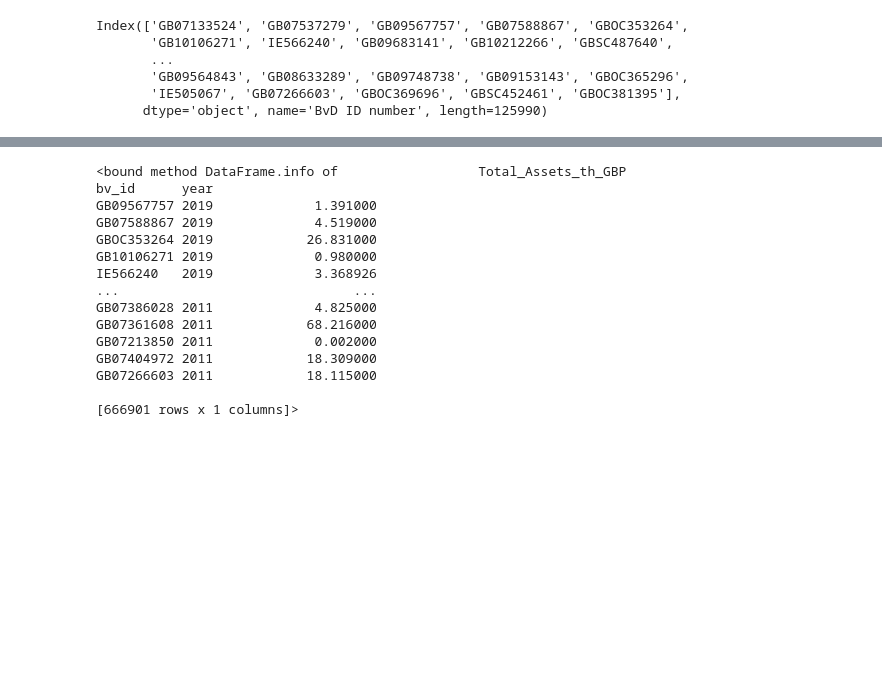
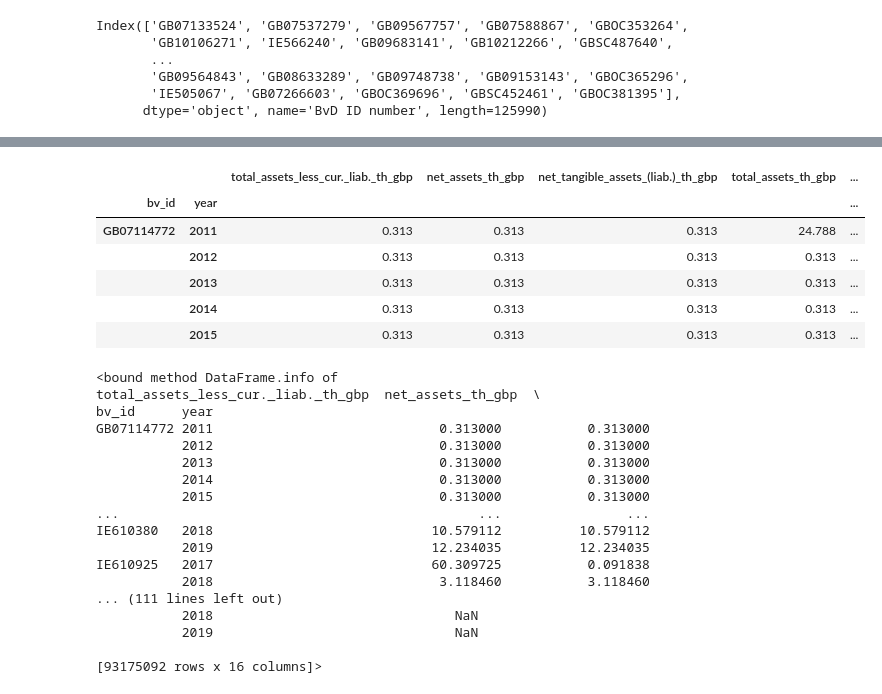
Before and after one commit to borodark/ie7860, a Jupyter notebook: Fafnir Data Shaping.ipynb, the cells around one changed output, grey strips where cells are left out. Saved outputs shown, nothing was run; the diff lists cells and outputs as text; code cells hidden in the pictures; blank space fills up the shorter version.

```diff
--- a/Fafnir Data Shaping.ipynb
+++ b/Fafnir Data Shaping.ipynb
@@ -369,18 +447,34 @@ for gifi_column_key in gifi.keys();
+# %%
+gifi_16 = pd.HDFStore('bdv-gifi-all.h5')
+df = gifi_16.get('gifi16')
+# gifi_joined.close()
+# %%
+df.head()
+# %% [output]
+|  |  | total_assets_less_cur._liab._th_gbp | net_assets_th_gbp | net_tangible_assets_(liab.)_th_gbp | total_assets_th_gbp | ... |
+| bv_id | year |  |  |  |  | ... |
+| GB07114772 | 2011 | 0.313 | 0.313 | 0.313 | 24.788 | ... |
+|  | 2012 | 0.313 | 0.313 | 0.313 | 0.313 | ... |
+|  | 2013 | 0.313 | 0.313 | 0.313 | 0.313 | ... |
+|  | 2014 | 0.313 | 0.313 | 0.313 | 0.313 | ... |
+|  | 2015 | 0.313 | 0.313 | 0.313 | 0.313 | ... |
 # %%
-ta.info
+df.info
 # %% [output]
-<bound method DataFrame.info of                  Total_Assets_th_GBP
+<bound method DataFrame.info of                  total_assets_less_cur._liab._th_gbp  net_assets_th_gbp  \
 bv_id      year
-GB09567757 2019             1.391000
-GB07588867 2019             4.519000
-GBOC353264 2019            26.831000
-GB10106271 2019             0.980000
-IE566240   2019             3.368926
-...                              ...
-GB07386028 2011             4.825000
-GB07361608 2011            68.216000
-GB07213850 2011             0.002000
-GB07404972 2011            18.309000
-GB07266603 2011            18.115000
+GB07114772 2011                             0.313000           0.313000
+           2012                             0.313000           0.313000
+           2013                             0.313000           0.313000
+           2014                             0.313000           0.313000
+           2015                             0.313000           0.313000
+...                                              ...                ...
+IE610380   2018                            10.579112          10.579112
+           2019                            12.234035          12.234035
+IE610925   2017                            60.309725           0.091838
+           2018                             3.118460           3.118460
+... (111 lines left out)
+           2018                               NaN
+           2019                               NaN
 
-[666901 rows x 1 columns]>
+[93175092 rows x 16 columns]>
```
Also changed, not shown: parts of 7 cells of this notebook.
